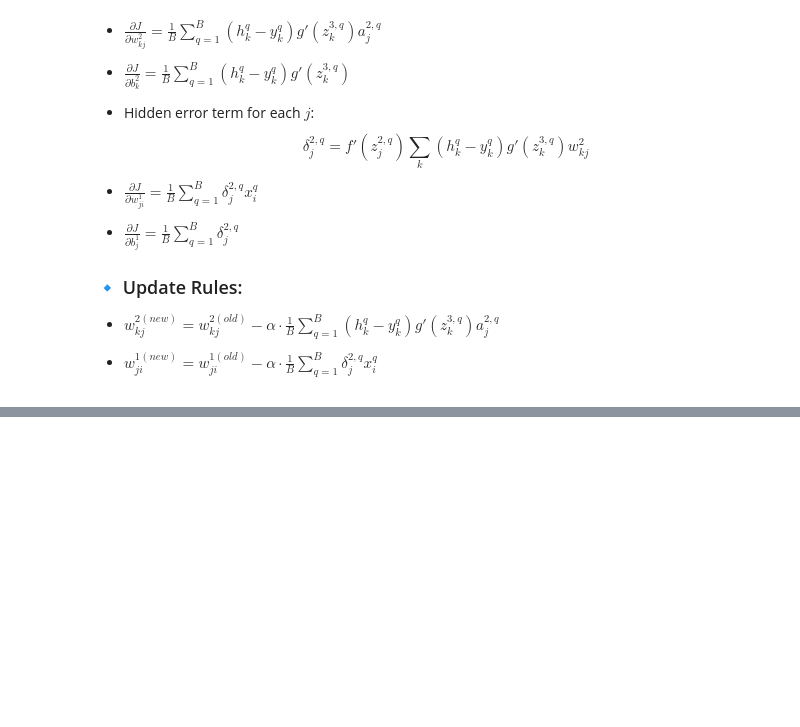
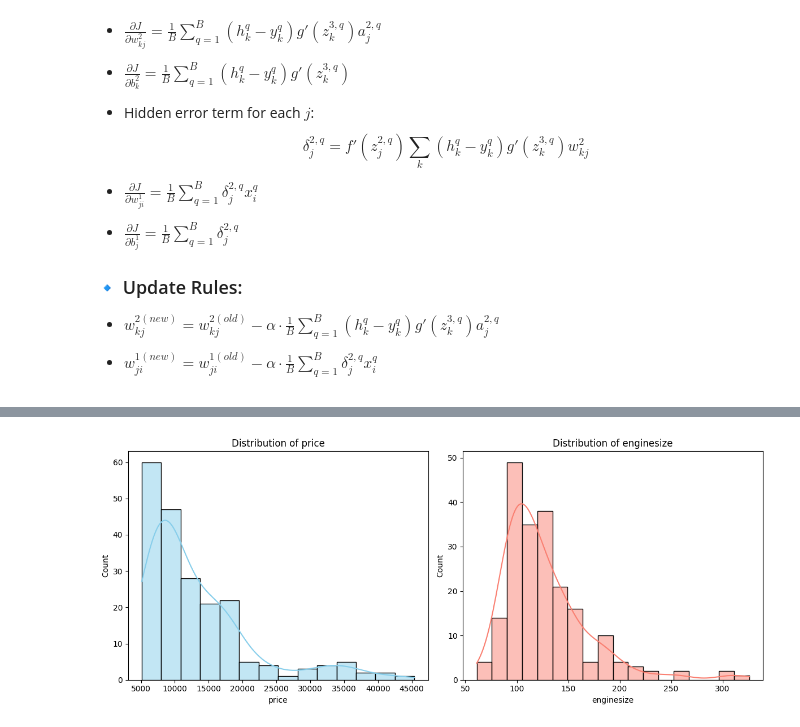
Before and after one commit to mjmousavi97/Deep-Learning-Tehran-uni, a Jupyter notebook: HomeWorks/01 HW/Q4.ipynb, the cells around one changed output, grey strips where cells are left out. Cells and saved outputs as stored; diff of their text form; code cells hidden in the pictures; blank space fills up the shorter version.

```diff
--- a/HomeWorks/01 HW/Q4.ipynb
+++ b/HomeWorks/01 HW/Q4.ipynb
@@ -225,0 +569,25 @@ $$
+# %%
+# Define the two features you want to visualize
+feature1 = 'price'
+feature2 = 'enginesize'
+
+# Set the figure size
+plt.figure(figsize=(12, 5))
+
+# Plot the distribution of the first feature
+plt.subplot(1, 2, 1)  # 1 row, 2 columns, plot 1
+sns.histplot(data=df2, x=feature1, kde=True, color='skyblue')
+plt.title(f'Distribution of {feature1}')
+
+# Plot the distribution of the second feature
+plt.subplot(1, 2, 2)  # 1 row, 2 columns, plot 2
+sns.histplot(data=df2, x=feature2, kde=True, color='salmon')
+plt.title(f'Distribution of {feature2}')
+
+# Adjust layout to prevent overlap
+plt.tight_layout()
+
+# Show the plots
+plt.show()
+# %% [output]
+[figure, added]
```
Also changed, not shown: parts of 34 cells of this notebook.
